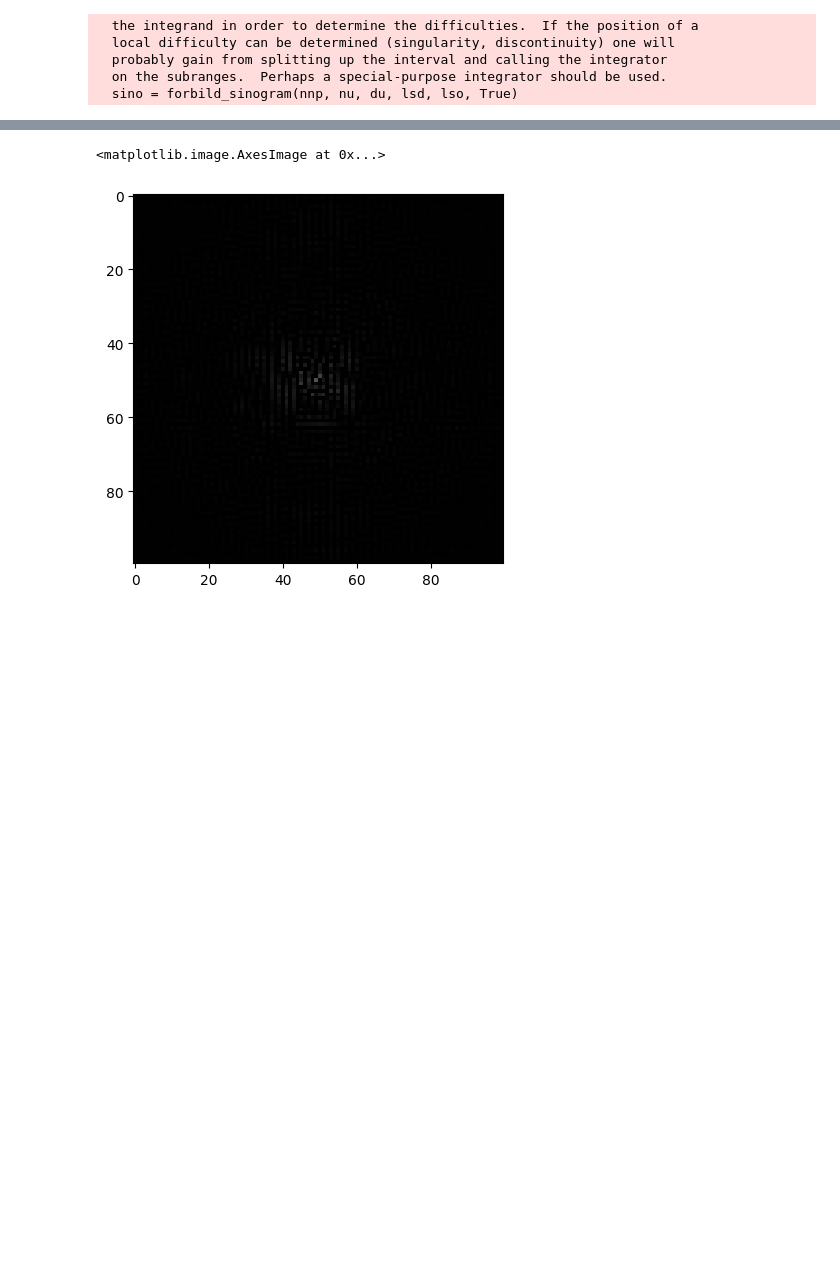
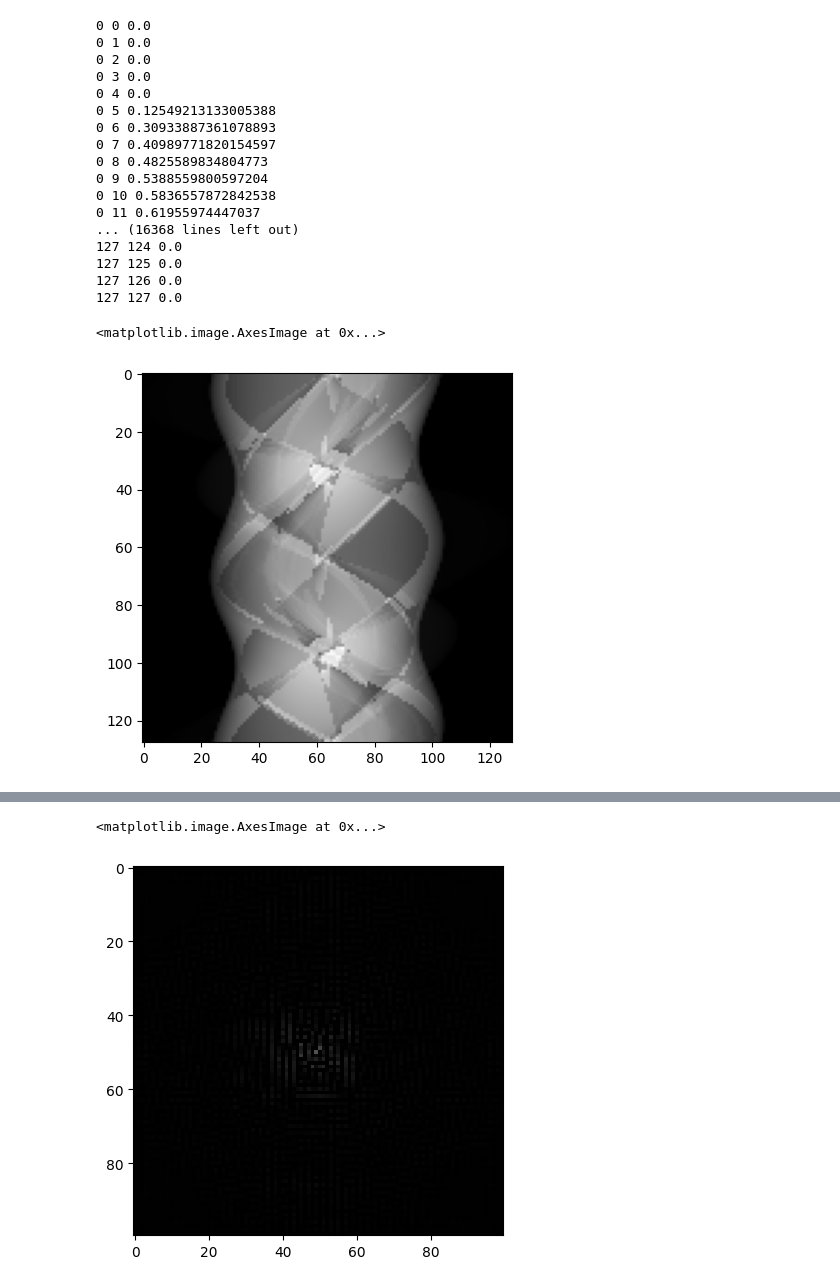
Before and after one commit to hqpwca/SGD, a Jupyter notebook: python/main.ipynb, the cells around one changed output, grey strips where cells are left out. Saved outputs shown, nothing was run; the diff lists cells and outputs as text; code cells hidden in the pictures; blank space fills up the shorter version.

```diff
--- a/python/main.ipynb
+++ b/python/main.ipynb
@@ -37,10 +46,26 @@ def backward_from_projection(sino, mat):
 
     return img.reshape(nx, ny)
 # %%
-sino = forbild_sinogram(nnp, nu, du, lsd, lso, True)
+proj = forbild_sinogram_noquad(nnp, nu, du, lsd, lso, True)
+
+plt.imshow(proj, cmap='gray')
 # %% [output]
-  the integrand in order to determine the difficulties.  If the position of a
-  local difficulty can be determined (singularity, discontinuity) one will
-  probably gain from splitting up the interval and calling the integrator
-  on the subranges.  Perhaps a special-purpose integrator should be used.
-  sino = forbild_sinogram(nnp, nu, du, lsd, lso, True)
+0 0 0.0
+0 1 0.0
+0 2 0.0
+0 3 0.0
+0 4 0.0
+0 5 0.12549213133005388
+0 6 0.30933887361078893
+0 7 0.40989771820154597
+0 8 0.4825589834804773
+0 9 0.5388559800597204
+0 10 0.5836557872842538
+0 11 0.61955974447037
+... (16368 lines left out)
+127 124 0.0
+127 125 0.0
+127 126 0.0
+127 127 0.0
+<matplotlib.image.AxesImage at 0x...>
+[figure, added]
```
Also changed, not shown: parts of 16 cells of this notebook, 1 other file.
